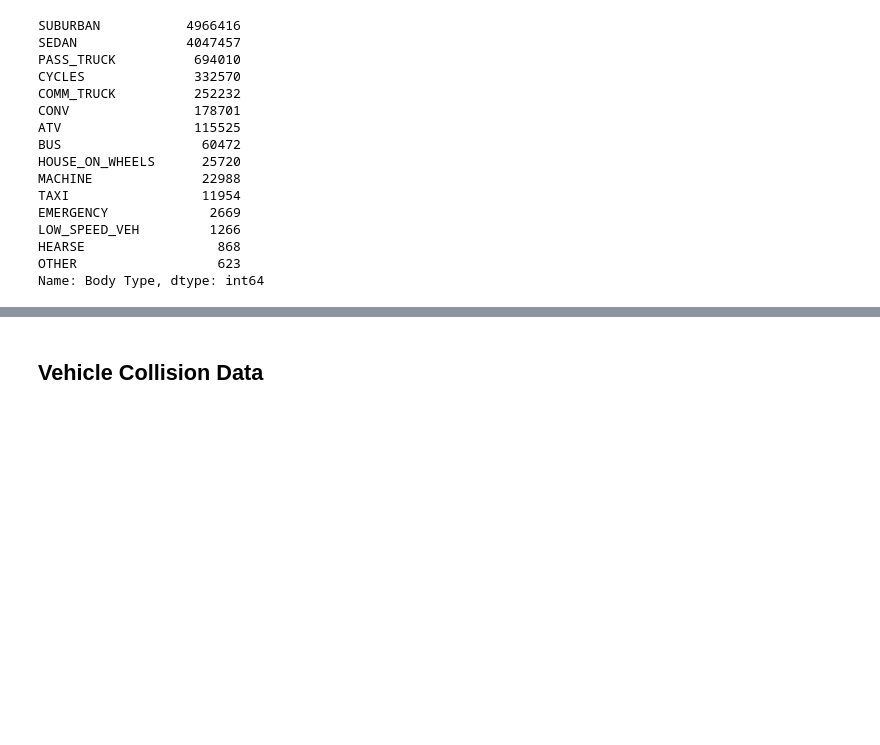
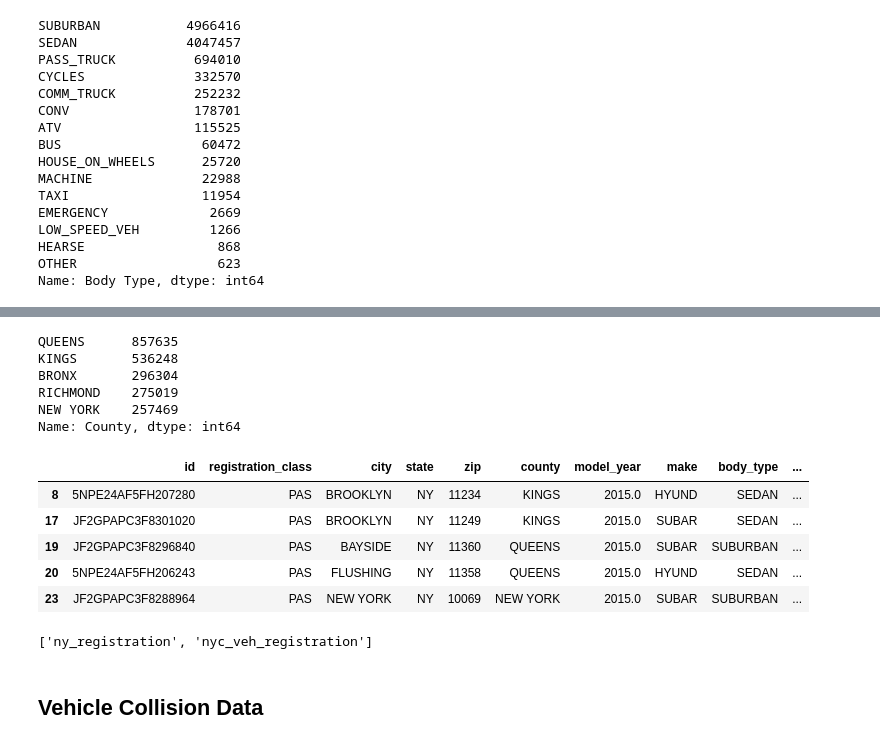
Before and after one commit to MrScottGregory/ETL_Project, a Jupyter notebook: NYC_Vehicle_Collisions.ipynb, the cells around one changed output, grey strips where cells are left out. Drawn from its saved outputs; the diff is of its cells as text; code cells hidden in the pictures; blank space fills up the shorter version.

```diff
--- a/NYC_Vehicle_Collisions.ipynb
+++ b/NYC_Vehicle_Collisions.ipynb
@@ -125,7 +124,3 @@ LOW_SPEED_VEH         1266
 HEARSE                 868
 OTHER                  623
 Name: Body Type, dtype: int64
-# %%
-# set vehicle registration number (VIN) as index
-new_registration_df.set_index('VIN', inplace=True)
-new_registration_df.head()
@@ -161,0 +167,35 @@ Index(['Registration Class', 'City', 'State', 'Zip', 'County', 'Model Year',
+# %%
+# through trail and error we learned there are trailing blank characters in the county values
+# so let's remove any trailing space with .str.strip()
+new_registration_df['County'] = new_registration_df['County'].str.strip()
+# %%
+# now let's retain only those rows with data from NYC boroughs
+nyc_registration_df = new_registration_df[(new_registration_df["County"]== "QUEENS") |
+                                          (new_registration_df["County"]== "KINGS") |
+                                          (new_registration_df["County"]== "NEW YORK") |
+                                          (new_registration_df["County"]== "BRONX") |
+                                          (new_registration_df["County"]== "RICHMOND")]
+
+nyc_registration_df['County'].value_counts()
+# %% [output]
+QUEENS      857635
+KINGS       536248
+BRONX       296304
+RICHMOND    275019
+NEW YORK    257469
+Name: County, dtype: int64
+# %%
+# finally, let's rename our columns in snake-case
+nyc_registration_df.columns = ['id', 'registration_class', 'city', 'state', 'zip', 'county',
+                               'model_year','make', 'body_type', 'unladen_weight',
+                               'reg_valid_date','reg_expiration_date', 'color',
+                               'suspension_indicator','revocation_indicator']
+# %%
+nyc_registration_df.head()
+# %% [output]
+|  | id | registration_class | city | state | zip | county | model_year | make | body_type | ... |
+| 8 | 5NPE24AF5FH207280 | PAS | BROOKLYN | NY | 11234 | KINGS | 2015.0 | HYUND | SEDAN | ... |
+| 17 | JF2GPAPC3F8301020 | PAS | BROOKLYN | NY | 11249 | KINGS | 2015.0 | SUBAR | SEDAN | ... |
+| 19 | JF2GPAPC3F8296840 | PAS | BAYSIDE | NY | 11360 | QUEENS | 2015.0 | SUBAR | SUBURBAN | ... |
+| 20 | 5NPE24AF5FH206243 | PAS | FLUSHING | NY | 11358 | QUEENS | 2015.0 | HYUND | SEDAN | ... |
+| 23 | JF2GPAPC3F8288964 | PAS | NEW YORK | NY | 10069 | NEW YORK | 2015.0 | SUBAR | SUBURBAN | ... |
@@ -161,0 +206,5 @@ Index(['Registration Class', 'City', 'State', 'Zip', 'County', 'Model Year',
+# %%
+# Confirm table exists
+engine.table_names()
+# %% [output]
+['ny_registration', 'nyc_veh_registration']
```
Also changed, not shown: parts of 10 cells of this notebook, 1 other file.
